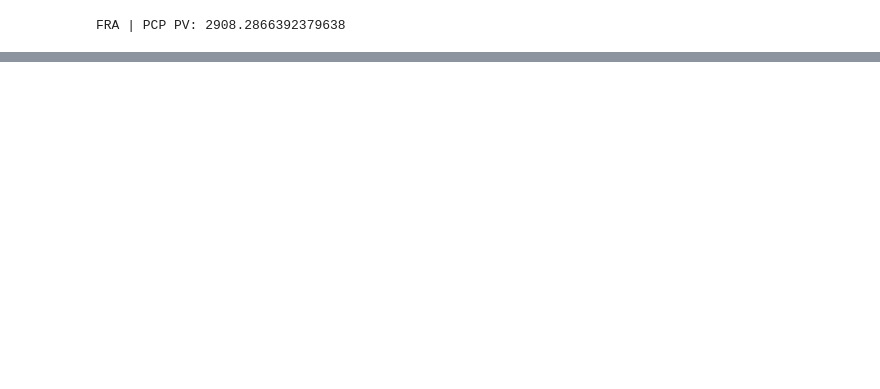
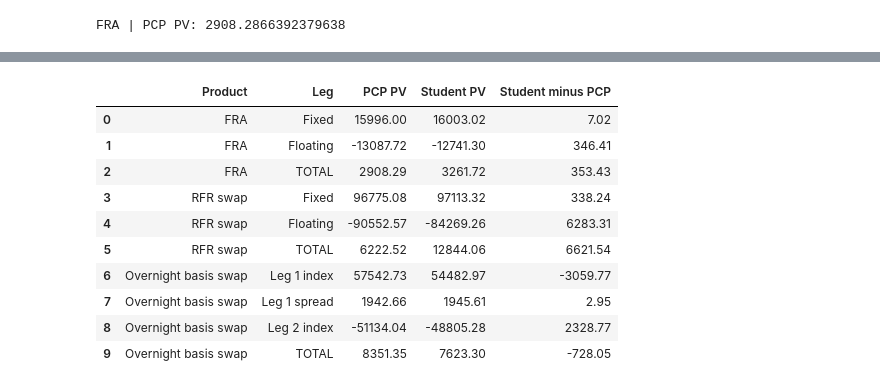
Before and after one commit to Jerry0108-SJ/FRE-GY-9743-Assignments-7, a Jupyter notebook: hw7_monotone_convex_interpolator.ipynb, the cells around one changed output, grey strips where cells are left out. Saved outputs shown, nothing was run; the diff lists cells and outputs as text; code cells hidden in the pictures; blank space fills up the shorter version.

```diff
--- a/hw7_monotone_convex_interpolator.ipynb
+++ b/hw7_monotone_convex_interpolator.ipynb
@@ -380,0 +484,41 @@ print("Student minus PCP:", basis_student_pv - basis_pcp_pv)
+# %%
+# PV summary with a leg-level breakdown (used in the explanation below)
+from fixedincomelib import qfCreateCashflowsReport
+
+
+def leg_pvs(model, product, parameters):
+    rows = pd.DataFrame(qfCreateCashflowsReport(model, product, parameters).content)
+    return rows.groupby("Leg", sort=False)["PV"].sum()
+
+
+runs = [
+    ("FRA", fra_pcp_model, fra_pcp_product, fra_pcp_parameters,
+     fra_student_model, fra_student_product, fra_student_parameters),
+    ("RFR swap", swap_pcp_model, swap_pcp_product, swap_pcp_parameters,
+     swap_student_model, swap_student_product, swap_student_parameters),
+    ("Overnight basis swap", basis_pcp_model, basis_pcp_product, basis_pcp_parameters,
+     basis_student_model, basis_student_product, basis_student_parameters),
+]
+rows = []
+for name, pcp_model, pcp_product, pcp_parameters, my_model, my_product, my_parameters in runs:
+    pcp_legs = leg_pvs(pcp_model, pcp_product, pcp_parameters)
+    my_legs = leg_pvs(my_model, my_product, my_parameters)
+    for leg in pcp_legs.index:
+        rows.append([name, leg, pcp_legs[leg], my_legs[leg]])
+    rows.append([name, "TOTAL", pcp_legs.sum(), my_legs.sum()])
+
+breakdown = pd.DataFrame(rows, columns=["Product", "Leg", "PCP PV", "Student PV"])
+breakdown["Student minus PCP"] = breakdown["Student PV"] - breakdown["PCP PV"]
+breakdown.round(2)
+# %% [output]
+|  | Product | Leg | PCP PV | Student PV | Student minus PCP |
+| 0 | FRA | Fixed | 15996.00 | 16003.02 | 7.02 |
+| 1 | FRA | Floating | -13087.72 | -12741.30 | 346.41 |
+| 2 | FRA | TOTAL | 2908.29 | 3261.72 | 353.43 |
+| 3 | RFR swap | Fixed | 96775.08 | 97113.32 | 338.24 |
+| 4 | RFR swap | Floating | -90552.57 | -84269.26 | 6283.31 |
+| 5 | RFR swap | TOTAL | 6222.52 | 12844.06 | 6621.54 |
+| 6 | Overnight basis swap | Leg 1 index | 57542.73 | 54482.97 | -3059.77 |
+| 7 | Overnight basis swap | Leg 1 spread | 1942.66 | 1945.61 | 2.95 |
+| 8 | Overnight basis swap | Leg 2 index | -51134.04 | -48805.28 | 2328.77 |
+| 9 | Overnight basis swap | TOTAL | 8351.35 | 7623.30 | -728.05 |
```
Also changed, not shown: parts of 8 cells of this notebook, 2 other files.
